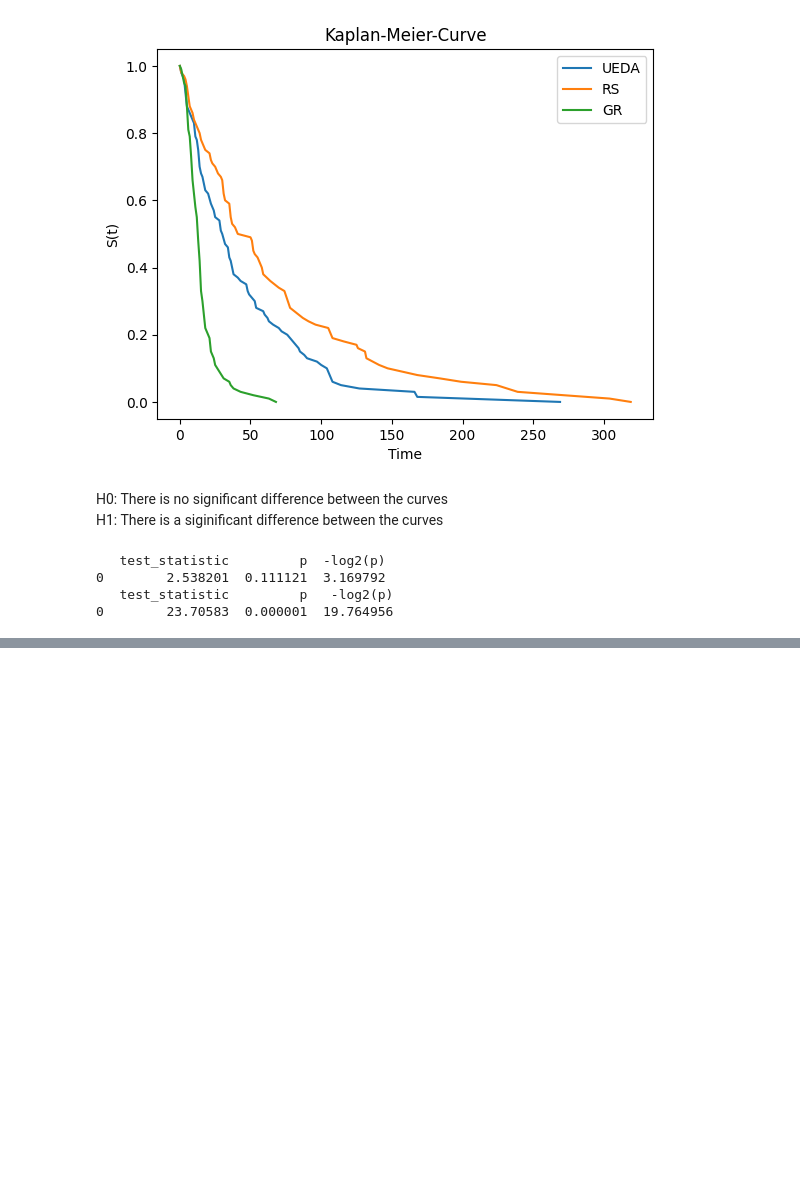
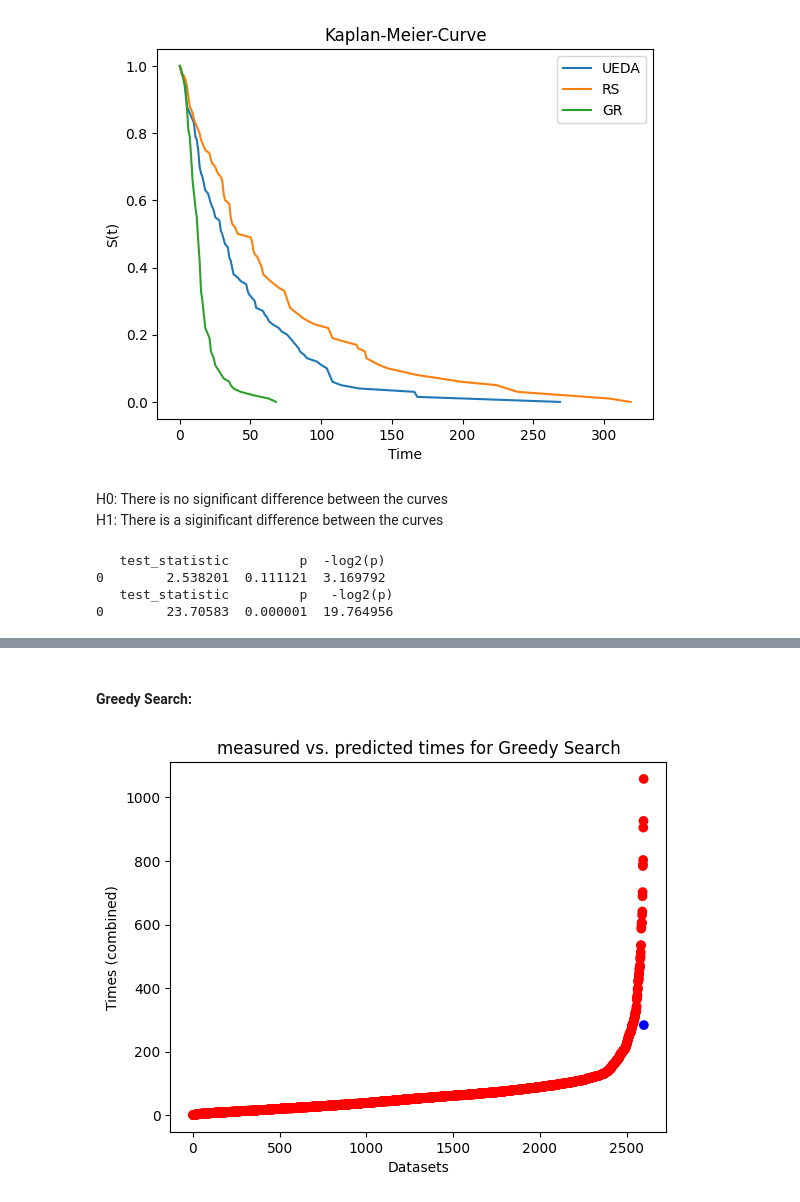
Before and after one commit to denizterzioglu/sabbo, a Jupyter notebook: ANotebook.ipynb, the cells around one changed output, grey strips where cells are left out. Saved outputs shown, nothing was run; the diff lists cells and outputs as text; code cells hidden in the pictures; blank space fills up the shorter version.

```diff
--- a/ANotebook.ipynb
+++ b/ANotebook.ipynb
@@ -1284,0 +1429,17 @@ print(results.summary)
+# %%
+subset_A = df_sorted[df_sorted['alg'] == 'GR']
+subset_B = df_sorted[df_sorted['alg'] == 'RS']
+subset_C = df_sorted[df_sorted['alg'] == 'UEDA']
+# %% [markdown]
+#### Greedy Search:
+# %%
+colors = np.where(subset_A['tsolve'].notnull(), 'red', 'blue')
+
+plt.scatter(range(len(subset_A)), subset_A['combined'], c=colors)
+
+plt.xlabel('Datasets')
+plt.ylabel('Times (combined)')
+plt.title('measured vs. predicted times for Greedy Search')
+plt.show()
+# %% [output]
+[figure, added]
```
Also changed, not shown: parts of 29 cells of this notebook.
